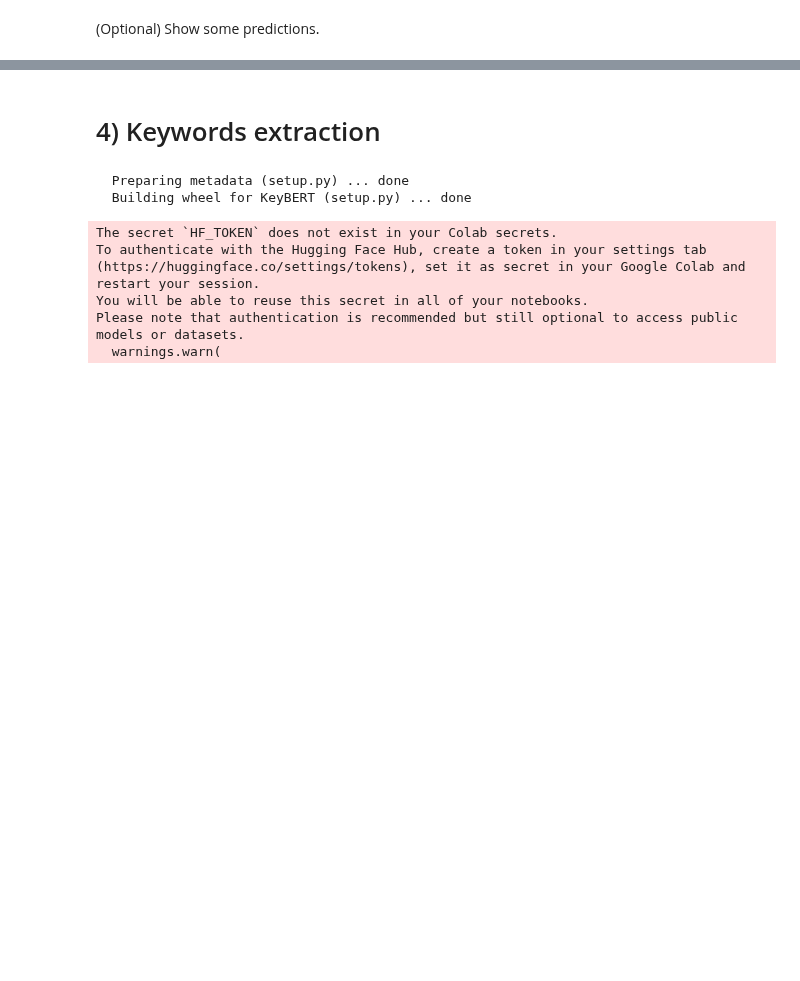
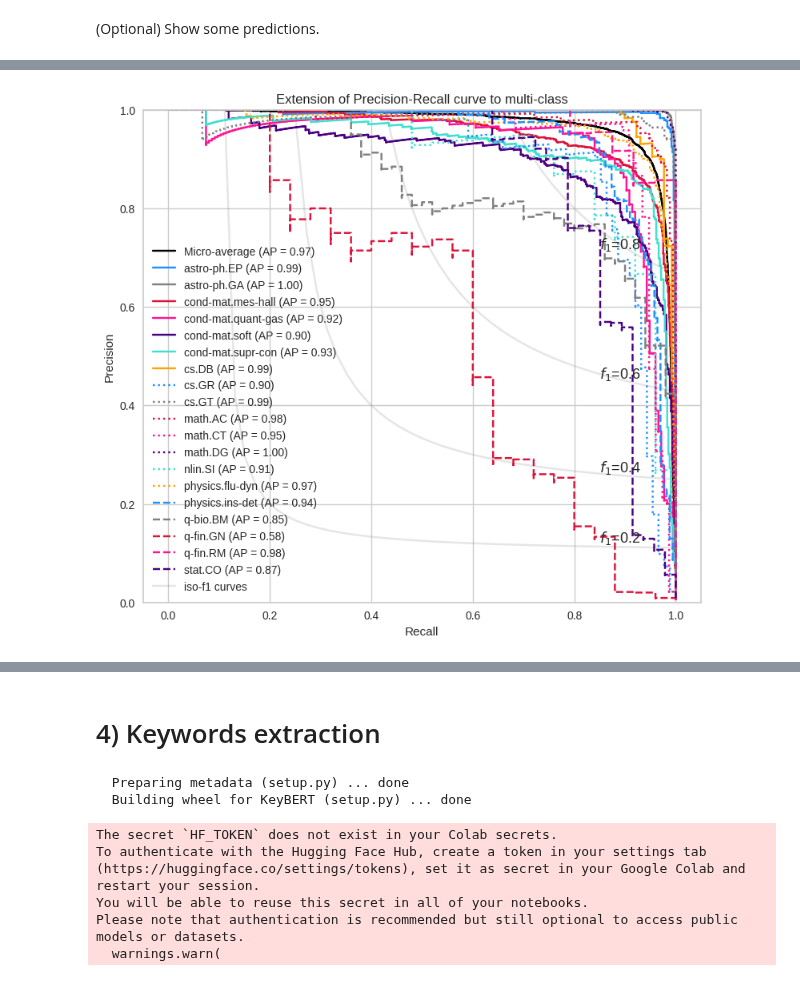
Before and after one commit to auroramugnai/ArXivClassification, a Jupyter notebook: ArXivClassification/category_classification.ipynb, the cells around one changed output, grey strips where cells are left out. Saved outputs shown, nothing was run; the diff lists cells and outputs as text; code cells hidden in the pictures; blank space fills up the shorter version.

```diff
--- a/ArXivClassification/category_classification.ipynb
+++ b/ArXivClassification/category_classification.ipynb
@@ -349,0 +369,75 @@ utils.ROC(classes, y_test, y_score)
+# %%
+from sklearn.metrics import average_precision_score, precision_recall_curve, PrecisionRecallDisplay
+
+from itertools import cycle
+import numpy as np
+import matplotlib.pyplot as plt
+
+
+# For each class
+precision = dict()
+recall = dict()
+average_precision = dict()
+for i in range(len(classes)):
+    precision[i], recall[i], _ = precision_recall_curve(y_test[:, i], y_score[:, i])
+    average_precision[i] = average_precision_score(y_test[:, i], y_score[:, i])
+
+# A "micro-average": quantifying score on all classes jointly
+precision["micro"], recall["micro"], _ = precision_recall_curve(
+    y_test.ravel(), y_score.ravel()
+)
+average_precision["micro"] = average_precision_score(y_test, y_score, average="micro")
+
+
+col = ["dodgerblue", "gray", "crimson", "deeppink", "indigo", "turquoise", "orange"]
+num_colors = len(col)
+colorcyler = cycle(col)
+
+lines = ['-', ':', '--', '-.']
+linecycler = cycle(lines)
+
+_, ax = plt.subplots(figsize=(9, 8))
+f_scores = np.linspace(0.2, 0.8, num=4)
+
+
+lines, labels = [], []
+for f_score in f_scores:
+    x = np.linspace(0.01, 1)
+    y = f_score * x / (2 * x - f_score)
+    (l,) = plt.plot(x[y >= 0], y[y >= 0], color="gray", alpha=0.2)
+    plt.annotate("$f_1$={0:0.1f}".format(f_score), xy=(0.85, y[45]+0.01), fontsize=13)
+
+display = PrecisionRecallDisplay(
+    recall=recall["micro"],
+    precision=precision["micro"],
+    average_precision=average_precision["micro"],
+)
+display.plot(ax=ax, name="Micro-average", color="black")
+
+linestyle = 'solid'
+for i in range(len(classes)):
+    display = PrecisionRecallDisplay(
+        recall=recall[i],
+        precision=precision[i],
+        average_precision=average_precision[i],
+    )
+
+    if not i%num_colors:
+        linestyle=next(linecycler)
+
+    color = next(colorcyler)
+    display.plot(ax=ax, color=color, name=f"{classes[i]}", linestyle=linestyle)
+
+
+# add the legend for the iso-f1 curves
+handles, labels = display.ax_.get_legend_handles_labels()
+handles.extend([l])
+labels.extend(["iso-f1 curves"])
+
+# set the legend and the axes
+ax.legend(handles=handles, labels=labels, loc="lower left")
+ax.set_title("Extension of Precision-Recall curve to multi-class")
+ax.set_ylim(0,1)
+plt.show()
+# %% [output]
+[figure, added]
```
Also changed, not shown: parts of 13 cells of this notebook.
